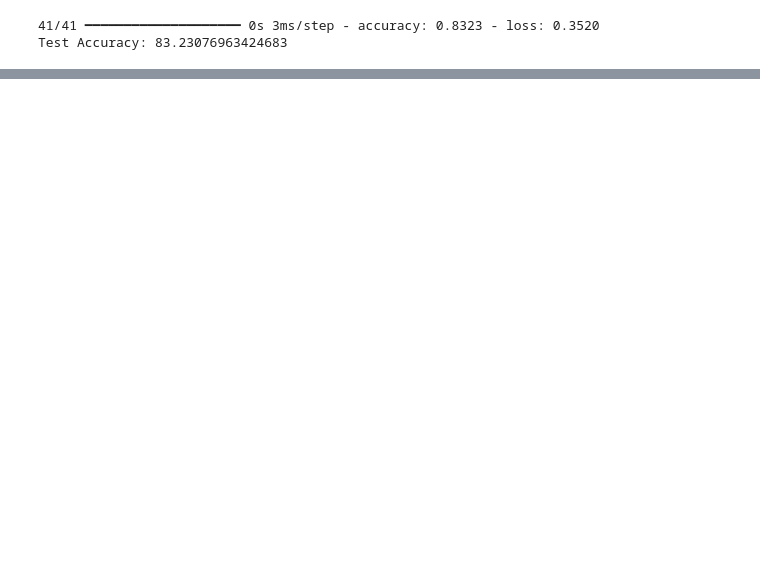
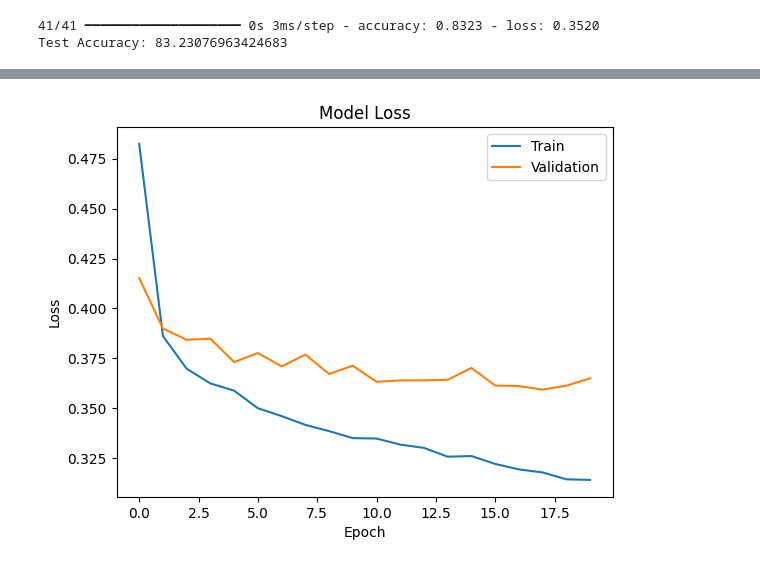
Before and after one commit to amalbijukurian/wine-prediction-using-Deep-Learning, a Jupyter notebook: wine_prediction_using_Deep_Learning.ipynb, the cells around one changed output, grey strips where cells are left out. Drawn from its saved outputs; the diff is of its cells as text; code cells hidden in the pictures; blank space fills up the shorter version.

```diff
--- a/wine_prediction_using_Deep_Learning.ipynb
+++ b/wine_prediction_using_Deep_Learning.ipynb
@@ -113,0 +172,13 @@ Test Accuracy: 83.23076963424683
+# %%
+plt.plot(history.history['loss'])
+plt.plot(history.history['val_loss'])
+
+plt.title("Model Loss")
+plt.xlabel("Epoch")
+plt.ylabel("Loss")
+
+plt.legend(['Train', 'Validation'])
+
+plt.show()
+# %% [output]
+[figure, added]
```
Also changed, not shown: parts of 4 cells of this notebook.
